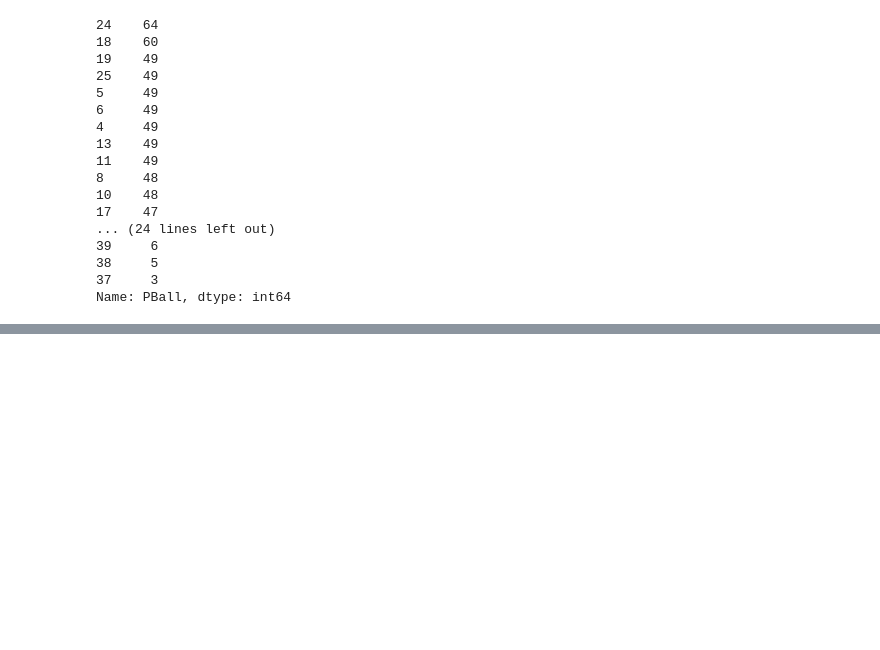
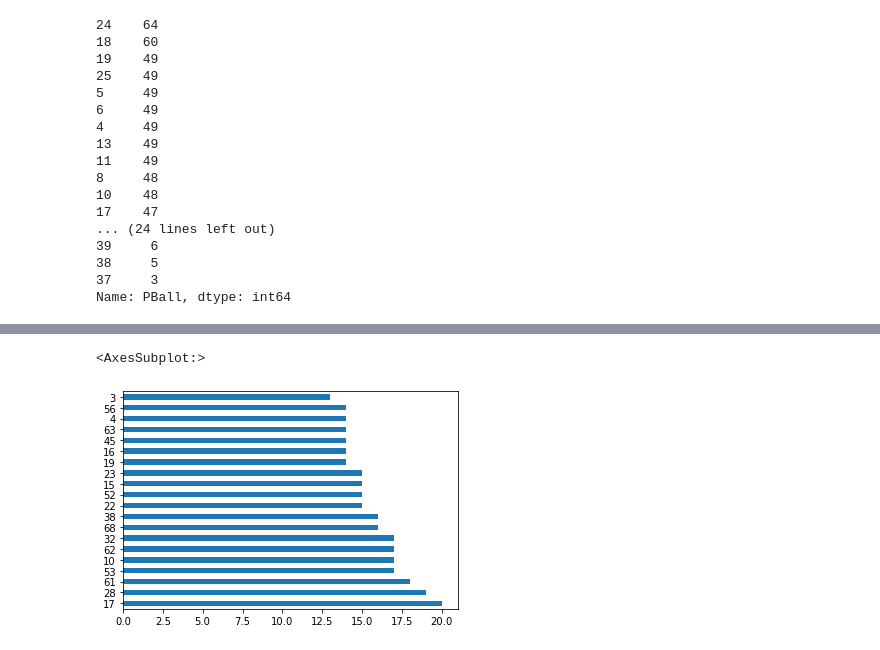
Before and after one commit to dlmitc3/Powerball, a Jupyter notebook: Acquire.ipynb, the cells around one changed output, grey strips where cells are left out. Cells and saved outputs as stored; diff of their text form; code cells hidden in the pictures; blank space fills up the shorter version.

```diff
--- a/Acquire.ipynb
+++ b/Acquire.ipynb
@@ -107,0 +163,6 @@ Name: Date, dtype: datetime64[ns]
+# %%
+# Top 20 b21 who created the most cards
+res['b2'].value_counts()[:20].plot(kind='barh')
+# %% [output]
+<AxesSubplot:>
+[figure, added]
```
Also changed, not shown: parts of 14 cells of this notebook.
